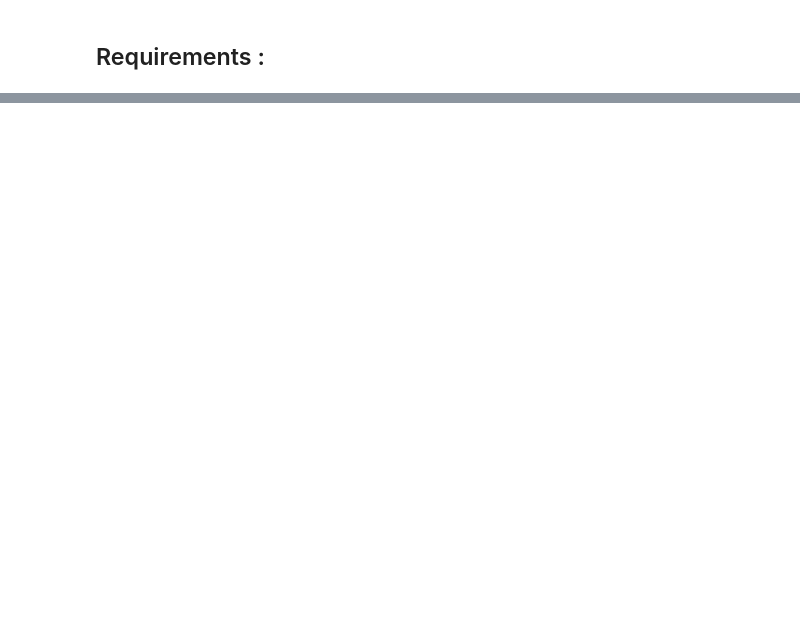
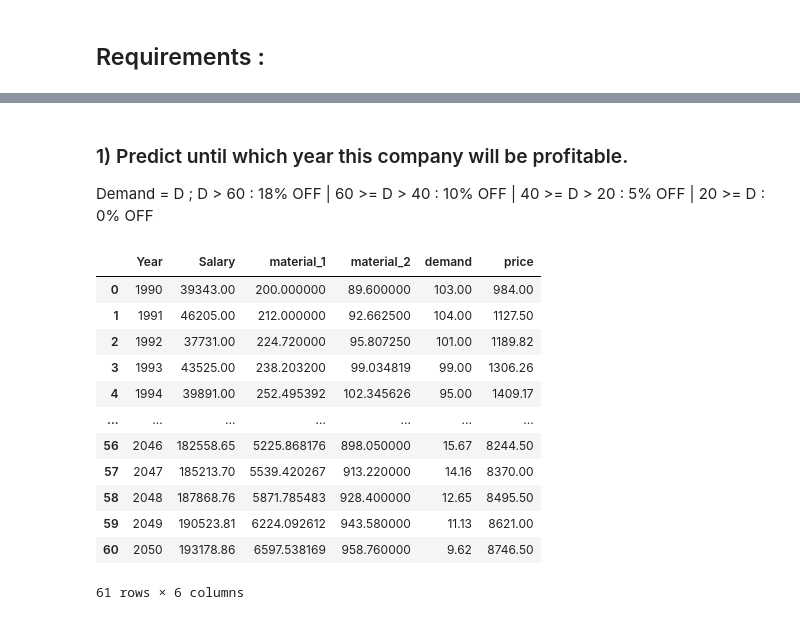
Before and after one commit to PhantomGXx/BestEngEcoTeam-PythonProject, a Jupyter notebook: EE-PROJECT-BEET.ipynb, the cells around one changed output, grey strips where cells are left out. Cells and saved outputs as stored; diff of their text form; code cells hidden in the pictures; blank space fills up the shorter version.

```diff
--- a/EE-PROJECT-BEET.ipynb
+++ b/EE-PROJECT-BEET.ipynb
@@ -298,0 +434,26 @@ Score: 0.9999653378861689
+# %% [markdown]
+### 1) Predict until which year this company will be profitable.
+
+Demand = D ; D > 60 : 18% OFF | 60 >= D > 40 : 10% OFF | 40 >= D > 20 : 5% OFF | 20 >= D : 0% OFF
+# %%
+discount_df = full_df.copy()
+
+discount_df.loc[discount_df['demand'] > 60 , 'price'] *= 0.82
+discount_df.loc[(discount_df['demand'] > 40) & (discount_df['demand'] <= 60), 'price'] *= 0.9
+discount_df.loc[(discount_df['demand'] > 20) & (discount_df['demand'] <= 40), 'price'] *= 0.95
+
+discount_df
+# %% [output]
+|  | Year | Salary | material_1 | material_2 | demand | price |
+| 0 | 1990 | 39343.00 | 200.000000 | 89.600000 | 103.00 | 984.00 |
+| 1 | 1991 | 46205.00 | 212.000000 | 92.662500 | 104.00 | 1127.50 |
+| 2 | 1992 | 37731.00 | 224.720000 | 95.807250 | 101.00 | 1189.82 |
+| 3 | 1993 | 43525.00 | 238.203200 | 99.034819 | 99.00 | 1306.26 |
+| 4 | 1994 | 39891.00 | 252.495392 | 102.345626 | 95.00 | 1409.17 |
+| ... | ... | ... | ... | ... | ... | ... |
+| 56 | 2046 | 182558.65 | 5225.868176 | 898.050000 | 15.67 | 8244.50 |
+| 57 | 2047 | 185213.70 | 5539.420267 | 913.220000 | 14.16 | 8370.00 |
+| 58 | 2048 | 187868.76 | 5871.785483 | 928.400000 | 12.65 | 8495.50 |
+| 59 | 2049 | 190523.81 | 6224.092612 | 943.580000 | 11.13 | 8621.00 |
+| 60 | 2050 | 193178.86 | 6597.538169 | 958.760000 | 9.62 | 8746.50 |
+61 rows × 6 columns
```
Also changed, not shown: parts of 17 cells of this notebook, 1 other file.
